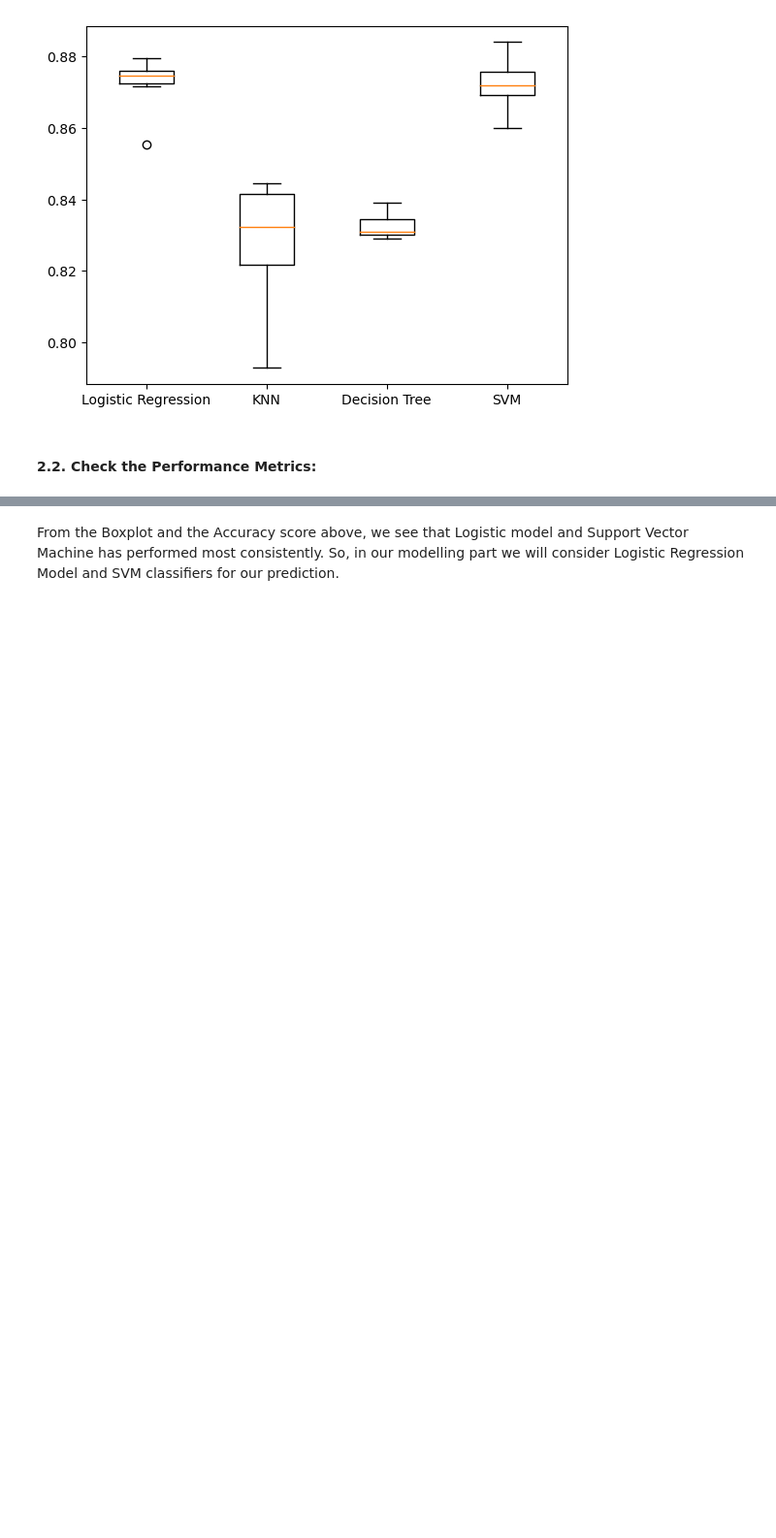
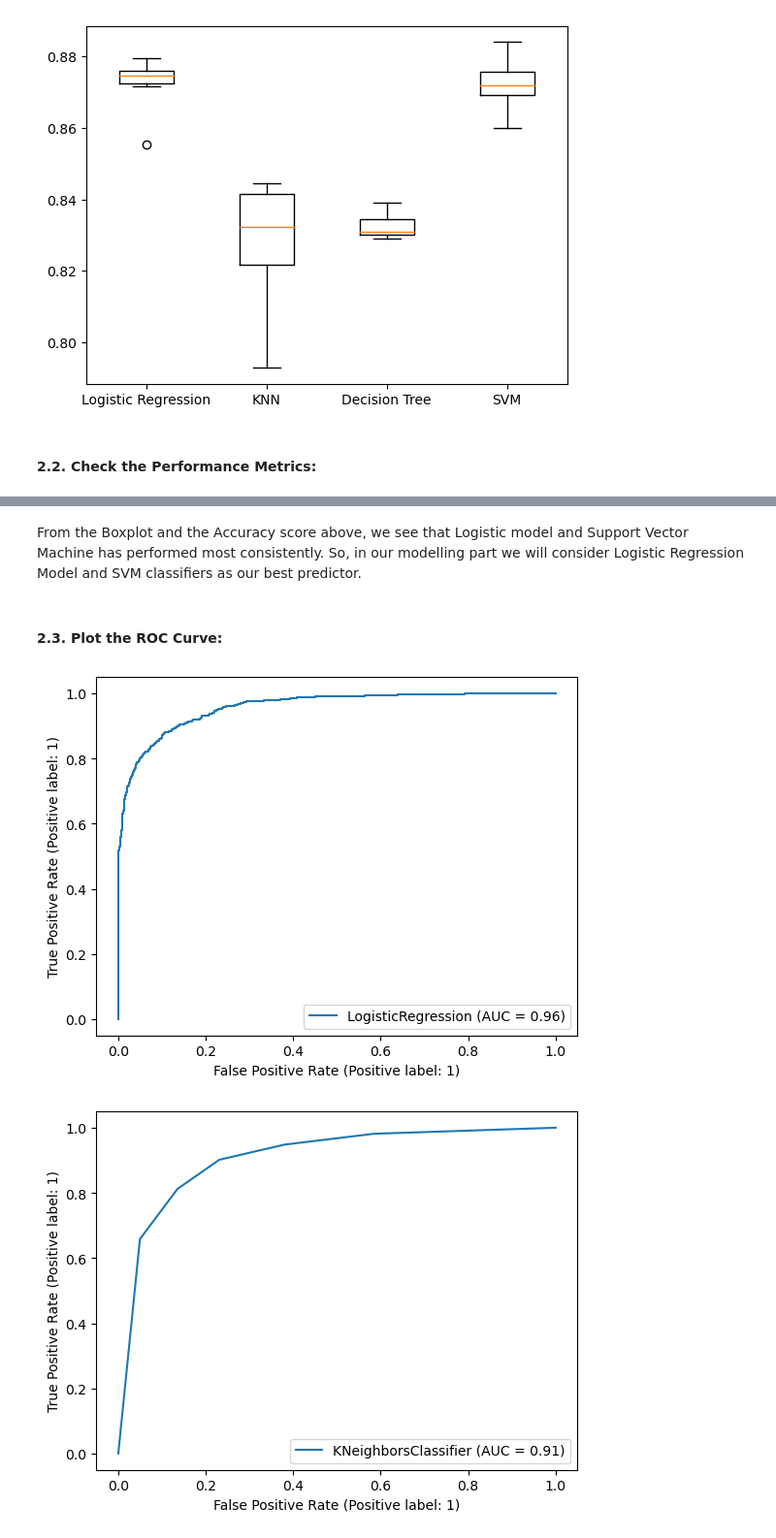
Before and after one commit to myasmin/Capstone_2_Project, a Jupyter notebook: Modelling.ipynb, the cells around one changed output, grey strips where cells are left out. Shown at 97% size. Cells and saved outputs as stored; diff of their text form; code cells hidden in the pictures; blank space fills up the shorter version.

```diff
--- a/Modelling.ipynb
+++ b/Modelling.ipynb
@@ -48,9 +48,17 @@ plt.show()
 # %% [markdown]
 #### 2.2. Check the Performance Metrics:
 # %%
+from sklearn.metrics import classification_report
+from sklearn.metrics import confusion_matrix
+
 for name, model in models.items():
     model.fit(X_train, y_train)
     test_score = model.score(X_test, y_test)
+    prediction = model.predict(X_test)
+    report = classification_report(prediction, y_test)
+    mat = confusion_matrix(prediction, y_test)
     print("{} Test Set Accuracy: {}".format(name, test_score))
+    print("{} Confusion Matrix: {}".format(name, mat))
+    print("{} Classification Report: {}".format(name, report))
 # %% [output]
 Logistic Regression Test Set Accuracy: 0.8848086586780054
@@ -60,2 +81,13 @@ SVM Test Set Accuracy: 0.8763045999226904
 # %% [markdown]
-From the Boxplot and the Accuracy score above, we see that Logistic model and Support Vector Machine has performed most consistently. So, in our modelling part we will consider Logistic Regression Model and SVM classifiers for our prediction.
+From the Boxplot and the Accuracy score above, we see that Logistic model and Support Vector Machine has performed most consistently. So, in our modelling part we will consider Logistic Regression Model and SVM classifiers as our best predictor.
+# %% [markdown]
+#### 2.3. Plot the ROC Curve:
+# %%
+from sklearn.metrics import RocCurveDisplay
+
+for model in models.values():
+    RocCurveDisplay.from_estimator(model, X_test, y_test)
+    plt.show()
+# %% [output]
+[figure, added]
+[figure, added]
```
Also changed, not shown: parts of 2 cells of this notebook.
